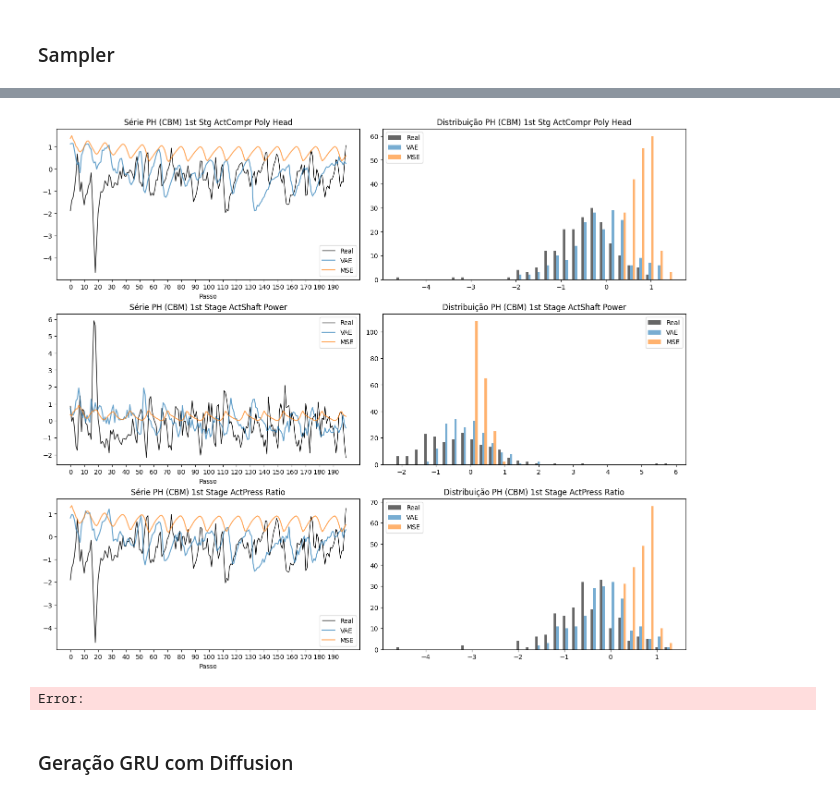
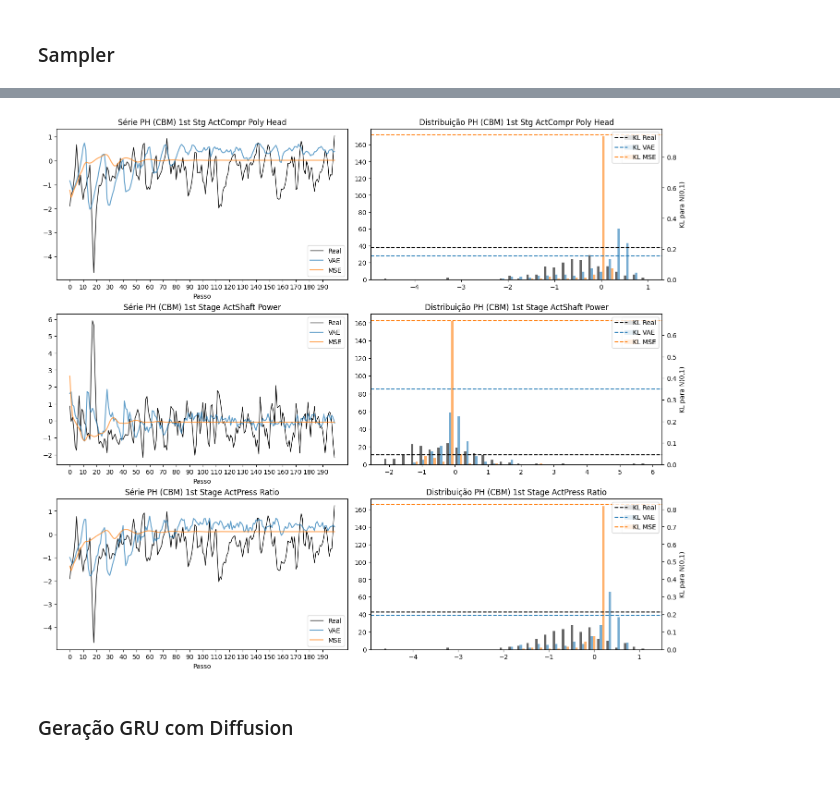
Before and after one commit to natmourajr/CPE727-2025-03, a Jupyter notebook: Seminarios/6 - RNN/final_r.ipynb, the cells around one changed output, grey strips where cells are left out. Drawn from its saved outputs; the diff is of its cells as text; code cells hidden in the pictures.

```diff
--- a/Seminarios/6 - RNN/final_r.ipynb
+++ b/Seminarios/6 - RNN/final_r.ipynb
@@ -1174,7 +1174,7 @@ cols=[
         'PH (CBM) 1st Stg ActCompr Poly Head',
         'PH (CBM) 1st Stage ActPress Ratio'
         ]
-df_predict = pred.generate_samples(dl.df, cols, 'index', slice(0,9), 200)
+df_predict = pred.generate_samples(dl.df, cols, 'index', slice(210000,210009), 200)
 # %%
 df_predict.describe()
 # %% [output]
@@ -1190,6 +1190,6 @@ df_predict.describe()
 # %%
 vae_gen = model.load(
-    'bilstm_diffusion_vae.pt',
+    'tsdiffusion.pt',
     in_channels=4,
     hidden_dim=4*32,
     cost_columns=[
@@ -1207,8 +1207,8 @@ vae_gen = model.load(
     bi_method='gru'
 )
 # %%
-vae_gen = model
-df_vae = vae_gen.generate_samples(dl.df, cols, 'index', slice(0,9), 200)
+#vae_gen = model
+df_vae = vae_gen.generate_samples(dl.df, cols, 'index', slice(210000,210009), 200)
 # %%
 df_vae.describe()
 # %% [output]
@@ -1253,6 +1253,7 @@ df_real[0:9].describe()
 df_pred = df_predict
 import matplotlib.pyplot as plt
 import pandas as pd
+import numpy as np
 
 df_real_cut = df_real.iloc[210010:210210].copy()  # 200 passos
 
@@ -1269,41 +1270,69 @@ def first_series(df, col):
     obj = df[col]
     return obj.iloc[:, 0] if isinstance(obj, pd.DataFrame) else obj
 
+def kl_to_standard_normal(series):
+    series = series.dropna()
+    if series.empty:
+        return np.nan
+    var = float(series.var(ddof=0))
+    if not np.isfinite(var) or var <= 0:
+        return np.nan
+    mu = float(series.mean())
+    return 0.5 * (var + mu**2 - 1 - np.log(var))
+
 every_n = 10  # marca ticks a cada 10 passos
 
 fig, axes = plt.subplots(len(cols_), 2, figsize=(14, 4 * len(cols_)), constrained_layout=True)
 if len(cols_) == 1:
     axes = [axes]
 
 for i, col in enumerate(cols_):
     ax_ts, ax_hist = axes[i]
 
     s_real = first_series(df_real_cut, col).reset_index(drop=True).dropna()
     s_vae  = first_series(df_vae, col).reset_index(drop=True).dropna()
     s_pred = first_series(df_pred, col).reset_index(drop=True).dropna()
+    series_cfg = [
+        ("Real", s_real, "black"),
+        ("VAE", s_vae, "tab:blue"),
+        ("MSE", s_pred, "tab:orange"),
+    ]
 
     # séries com passo como X
     ax_ts.plot(range(len(s_real)), s_real.values, label="Real", color="black", lw=1)
     ax_ts.plot(range(len(s_vae)),  s_vae.values,  label="VAE", color="tab:blue", alpha=0.7)
     ax_ts.plot(range(len(s_pred)), s_pred.values, label="MSE", color="tab:orange", alpha=0.7)
     ax_ts.set_title(f"Série {col}")
     ax_ts.set_xlabel("Passo")
     ax_ts.set_xticks(range(0, len(s_real), every_n))
     ax_ts.legend()
 
     # distribuições
-    ax_hist.hist([s_real, s_vae, s_pred],
+    ax_hist.hist([serie for _, serie, _ in series_cfg],
                  bins=30,
                  alpha=0.6,
-                 label=["Real", "VAE", "MSE"],
-                 color=["black", "tab:blue", "tab:orange"])
+                 label=[label for label, _, _ in series_cfg],
+                 color=[color for _, _, color in series_cfg])
     ax_hist.set_title(f"Distribuição {col}")
     ax_hist.legend()
 
+    ax_hist2 = ax_hist.twinx()
+    x_min, x_max = ax_hist.get_xlim()
+    for label, serie, color in series_cfg:
+        kl_value = kl_to_standard_normal(serie)
+        if np.isfinite(kl_value):
+            ax_hist2.plot([x_min, x_max], [kl_value, kl_value],
+                          linestyle="--", color=color, label=f"KL {label}")
+    ax_hist2.set_ylabel("KL para N(0,1)")
+    ax_hist2.set_xlim(x_min, x_max)
+    ax_hist2.set_ylim(bottom=0)
+    handles, labels = ax_hist2.get_legend_handles_labels()
+    if handles:
+        ax_hist2.legend(loc="upper right")
+
 plt.show()
 # %% [output]
-[figure, old version]
+[figure, new version]
-Error:
 # %% [markdown]
 ### Geração GRU com Diffusion
 # %%
```
Also changed, not shown: parts of 3 cells of this notebook.
